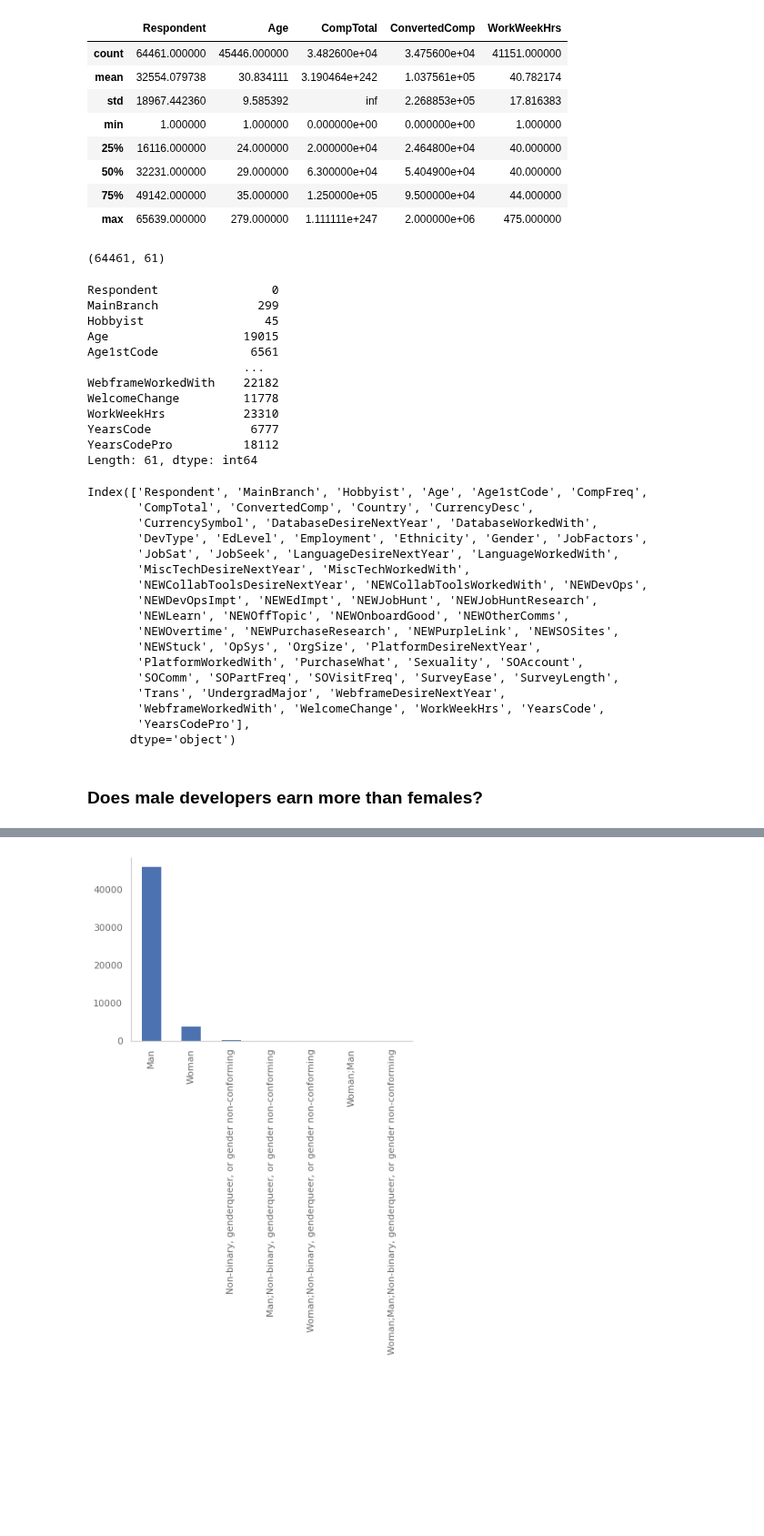
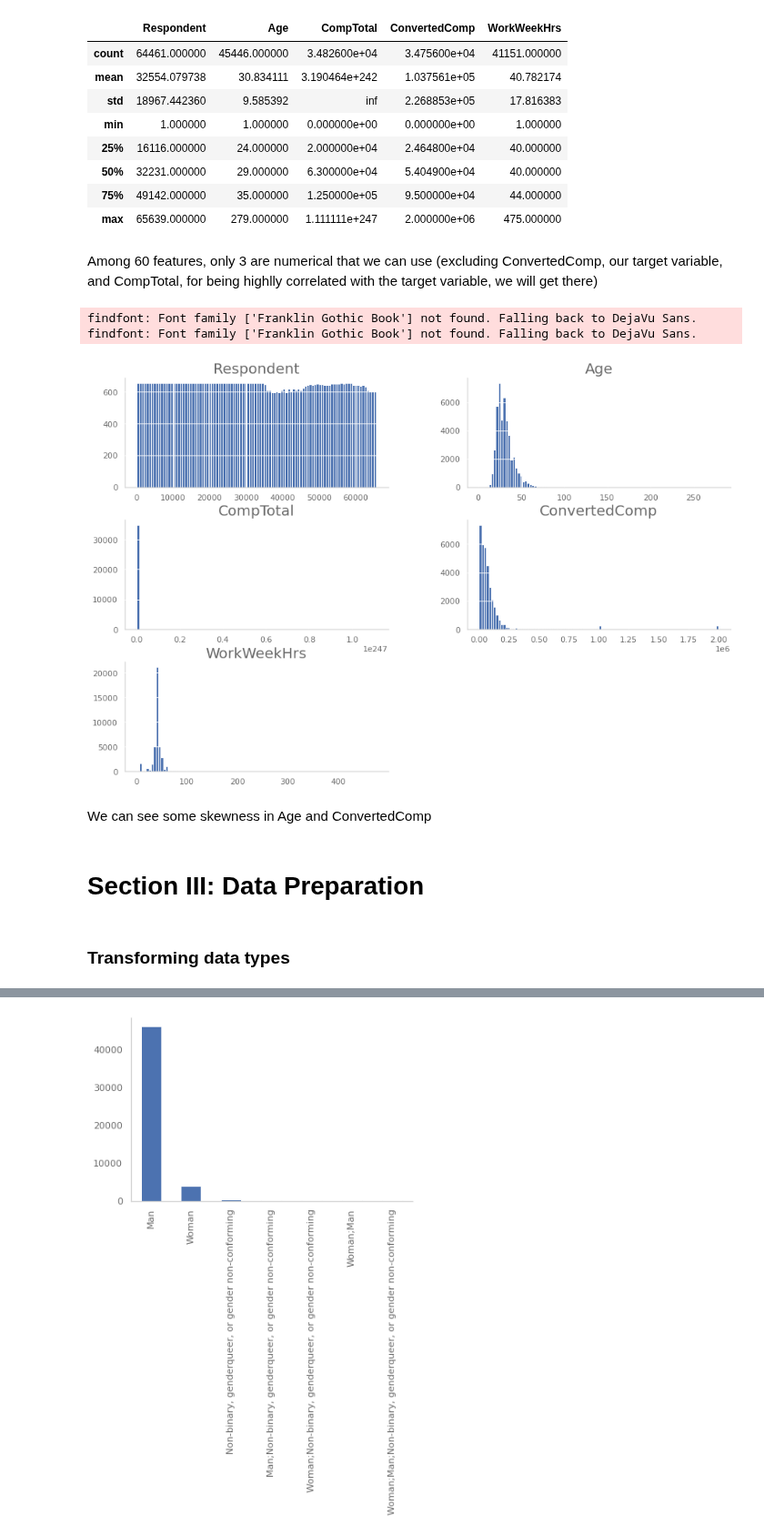
Before and after one commit to felipeagarcia/StackOverflow-2020-Developer-Survey-Analysis, a Jupyter notebook: Project_1.ipynb, the cells around one changed output, grey strips where cells are left out. Shown at 91% size. Cells and saved outputs as stored; diff of their text form; code cells hidden in the pictures; blank space fills up the shorter version.

```diff
--- a/Project_1.ipynb
+++ b/Project_1.ipynb
@@ -54,6 +74,7 @@ sns.set_context("notebook", rc={"font.size":16,
 # %%
 # The dataset can be downloaded at https://insights.stackoverflow.com/survey/?_ga=2.69654480.1154988598.1610264075-1259753100.1610264075
-df = pd.read_csv('survey_results_public.csv') # replace here with your version
+df = pd.read_csv('2020.csv') # replace here with your version
                                                # of the dataset
+print(df.shape)
 df.head()
 # %% [output]
@@ -112,42 +118,17 @@ df.describe()
 | 50% | 32231.000000 | 29.000000 | 6.300000e+04 | 5.404900e+04 | 40.000000 |
 | 75% | 49142.000000 | 35.000000 | 1.250000e+05 | 9.500000e+04 | 44.000000 |
 | max | 65639.000000 | 279.000000 | 1.111111e+247 | 2.000000e+06 | 475.000000 |
-# %%
-print(df.shape)
-df.isna().sum()
-# %% [output]
-(64461, 61)
-Respondent                0
-MainBranch              299
-Hobbyist                 45
-Age                   19015
-Age1stCode             6561
-                      ...
-WebframeWorkedWith    22182
-WelcomeChange         11778
-WorkWeekHrs           23310
-YearsCode              6777
-YearsCodePro          18112
-Length: 61, dtype: int64
-# %%
-df.columns
-# %% [output]
-Index(['Respondent', 'MainBranch', 'Hobbyist', 'Age', 'Age1stCode', 'CompFreq',
-       'CompTotal', 'ConvertedComp', 'Country', 'CurrencyDesc',
-       'CurrencySymbol', 'DatabaseDesireNextYear', 'DatabaseWorkedWith',
-       'DevType', 'EdLevel', 'Employment', 'Ethnicity', 'Gender', 'JobFactors',
-       'JobSat', 'JobSeek', 'LanguageDesireNextYear', 'LanguageWorkedWith',
-       'MiscTechDesireNextYear', 'MiscTechWorkedWith',
-       'NEWCollabToolsDesireNextYear', 'NEWCollabToolsWorkedWith', 'NEWDevOps',
-       'NEWDevOpsImpt', 'NEWEdImpt', 'NEWJobHunt', 'NEWJobHuntResearch',
-       'NEWLearn', 'NEWOffTopic', 'NEWOnboardGood', 'NEWOtherComms',
-       'NEWOvertime', 'NEWPurchaseResearch', 'NEWPurpleLink', 'NEWSOSites',
-       'NEWStuck', 'OpSys', 'OrgSize', 'PlatformDesireNextYear',
-       'PlatformWorkedWith', 'PurchaseWhat', 'Sexuality', 'SOAccount',
-       'SOComm', 'SOPartFreq', 'SOVisitFreq', 'SurveyEase', 'SurveyLength',
-       'Trans', 'UndergradMajor', 'WebframeDesireNextYear',
-       'WebframeWorkedWith', 'WelcomeChange', 'WorkWeekHrs', 'YearsCode',
-       'YearsCodePro'],
-      dtype='object')
-# %% [markdown]
-### Does male developers earn more than females?
+# %% [markdown]
+Among 60 features, only 3 are numerical that we can use (excluding ConvertedComp, our target variable, and CompTotal, for being highlly correlated with the target variable, we will get there)
+# %%
+df.hist(bins=100, figsize=(15, 10));
+# %% [output]
+findfont: Font family ['Franklin Gothic Book'] not found. Falling back to DejaVu Sans.
+findfont: Font family ['Franklin Gothic Book'] not found. Falling back to DejaVu Sans.
+[figure, added]
+# %% [markdown]
+We can see some skewness in Age and ConvertedComp
+# %% [markdown]
+# Section III: Data Preparation
+# %% [markdown]
+### Transforming data types
```
Also changed, not shown: parts of 53 cells of this notebook.
